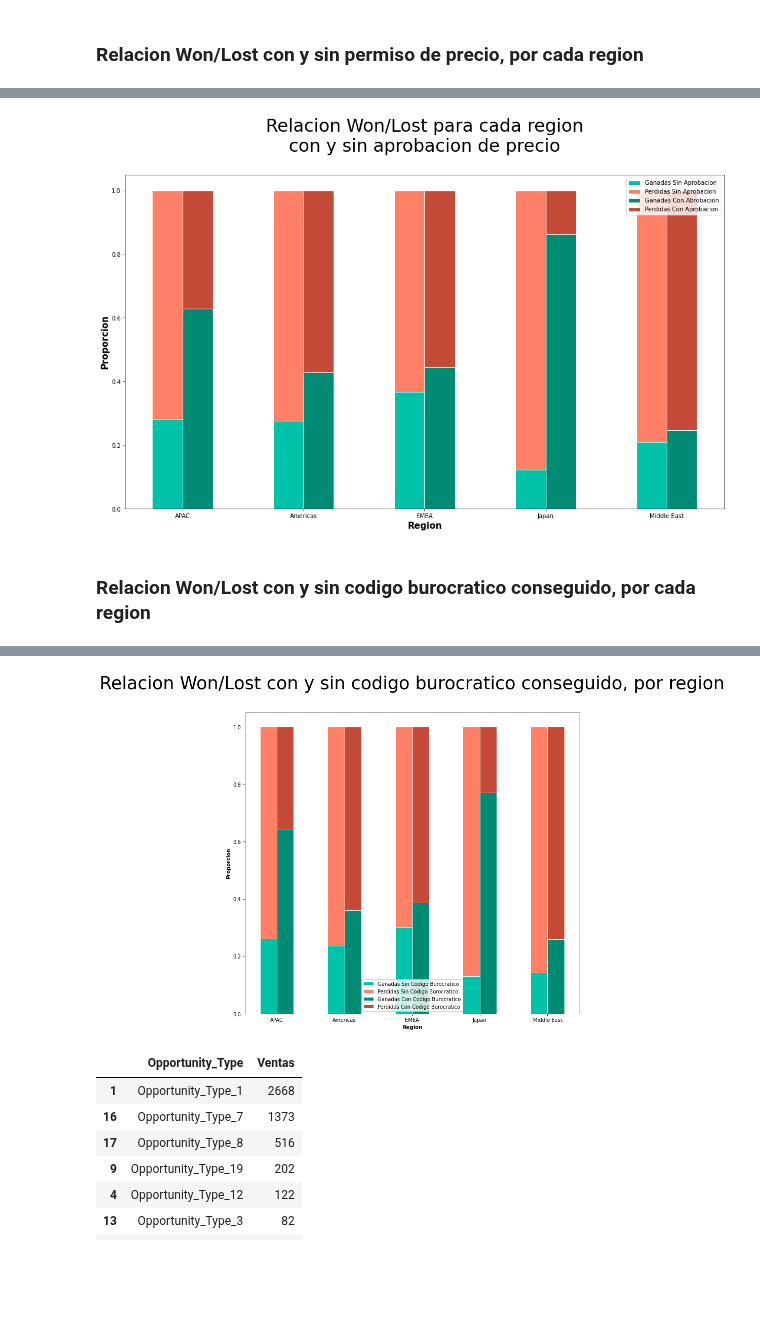
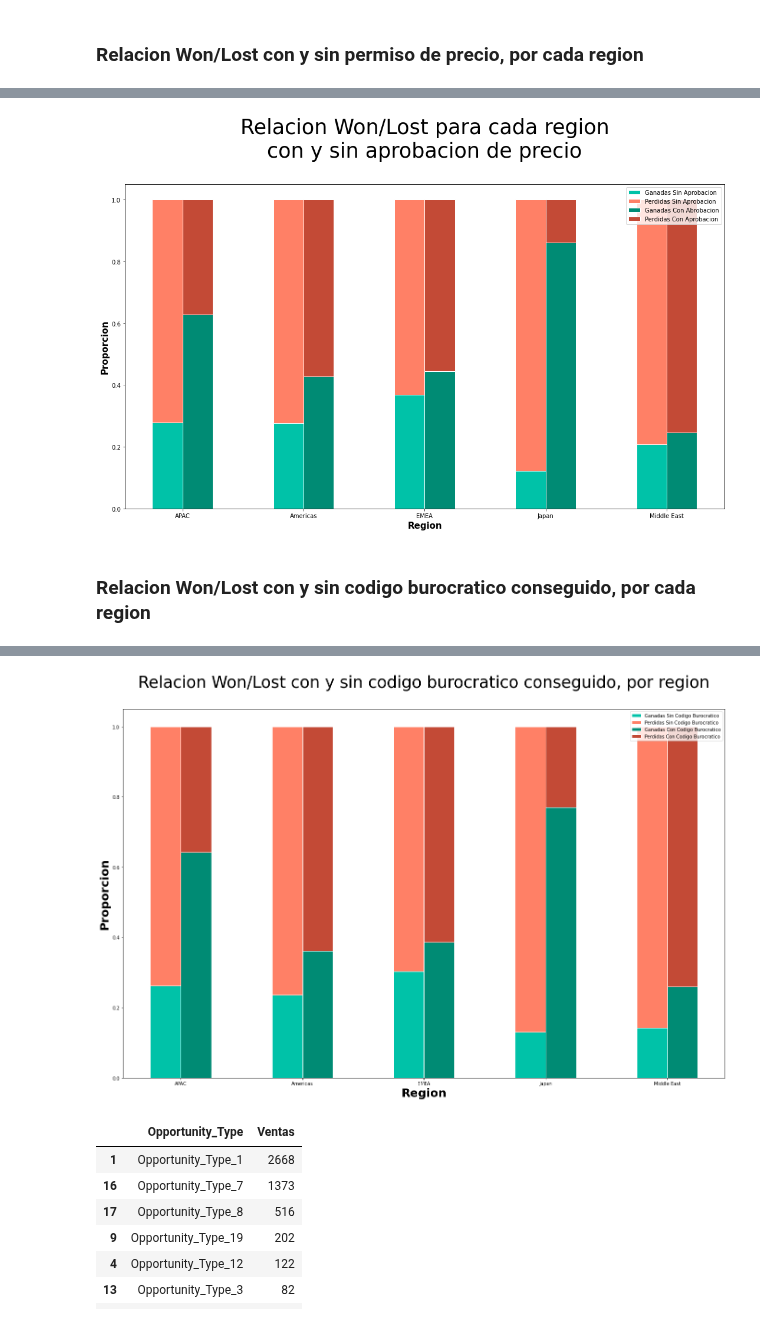
Before and after one commit to FernandoSinisi/Orga-Datos-2C-2020, a Jupyter notebook: TP1/Otros_graficos.ipynb, the cells around one changed output, grey strips where cells are left out. Saved outputs shown, nothing was run; the diff lists cells and outputs as text; code cells hidden in the pictures; blank space fills up the shorter version.

```diff
--- a/TP1/Otros_graficos.ipynb
+++ b/TP1/Otros_graficos.ipynb
@@ -339,7 +340,7 @@ plt.ylabel('Proporcion', fontweight='bold',size=15)
 plt.xticks([r + barWidth/2 for r in range(5)], df_x_region_x_permiso_price["Region"].unique())
 
 # Muestro grafico
-plt.title('Relacion Won/Lost para cada region\ncon y sin aprobacion de precio\n',size=30)
+plt.title('Relacion Won/Lost para cada region\ncon y sin aprobacion de precio\n',size=35)
 plt.legend()
 
 plt.tight_layout()
@@ -350,7 +351,7 @@ plt.tight_layout()
 
 plt.show()
 # %% [output]
-[figure, old version]
+[figure, new version]
 # %% [markdown]
 ### Relacion Won/Lost con y sin codigo burocratico conseguido, por cada region
 # %%
@@ -390,40 +391,40 @@ df_closed_lost_con_codigo_buroc = df_x_region_x_codigo_buroc.loc[(df_x_region_x_
                                 ,"Porcentaje"]
 # %%
 # Seteos grales del grafico
-fig,ax=plt.subplots(figsize=(15,10))
+fig,ax=plt.subplots(figsize=(20,13))
 barWidth = 0.25
 
 # Seteo de lista de datos
 barsWonSinCodigo_buroc = df_closed_won_sin_codigo_buroc
 barsWonConCodigo_buroc = df_closed_won_con_codigo_buroc
 barsLostSinCodigo_buroc = df_closed_lost_sin_codigo_buroc
 barsLostConCodigo_buroc = df_closed_lost_con_codigo_buroc
 
 # Seteo posiciones de barras
 r1 = np.arange(len(barsWonSinCodigo_buroc))
 r2 = [x + barWidth for x in r1]
 
 # Genero Grafico
 plt.bar(r1, barsWonSinCodigo_buroc, color='#00C2A8', width=barWidth, edgecolor='white', label='Ganadas Sin Codigo Burocratico')
 plt.bar(r1, barsLostSinCodigo_buroc, bottom=barsWonSinCodigo_buroc, color='#FF8066', width=barWidth, edgecolor='white', label='Perdidas Sin Codigo Burocratico')
 plt.bar(r2, barsWonConCodigo_buroc, color='#008B74', width=barWidth, edgecolor='white', label='Ganadas Con Codigo Burocratico')
 plt.bar(r2, barsLostConCodigo_buroc, bottom=barsWonConCodigo_buroc, color='#C34A36', width=barWidth, edgecolor='white', label='Perdidas Con Codigo Burocratico')
 
 # Seteo descripcion de ejes
-plt.xlabel('Region', fontweight='bold')
+plt.xlabel('Region', fontweight='bold',size=25)
 plt.xticks([r + barWidth/2 for r in range(5)], df_x_region_x_codigo_buroc["Region"].unique())
-plt.ylabel('Proporcion', fontweight='bold')
+plt.ylabel('Proporcion', fontweight='bold',size=25)
 
 # Muestro grafico
 plt.title('Relacion Won/Lost con y sin codigo burocratico conseguido, por region\n',size=35)
 plt.legend()
 
 #plt.tight_layout()
 #plt.savefig("pngs/relacion-lost-won-por-region-segun-aprobacion-codigo-burocratico.png")
 
 plt.show()
 # %% [output]
-[figure, old version]
+[figure, new version]
 # %%
 ### Top 10 de tipos de oportunidad con mayor cantidad de ventas
 # %%
```
Also changed, not shown: parts of 12 cells of this notebook, 7 other files.
